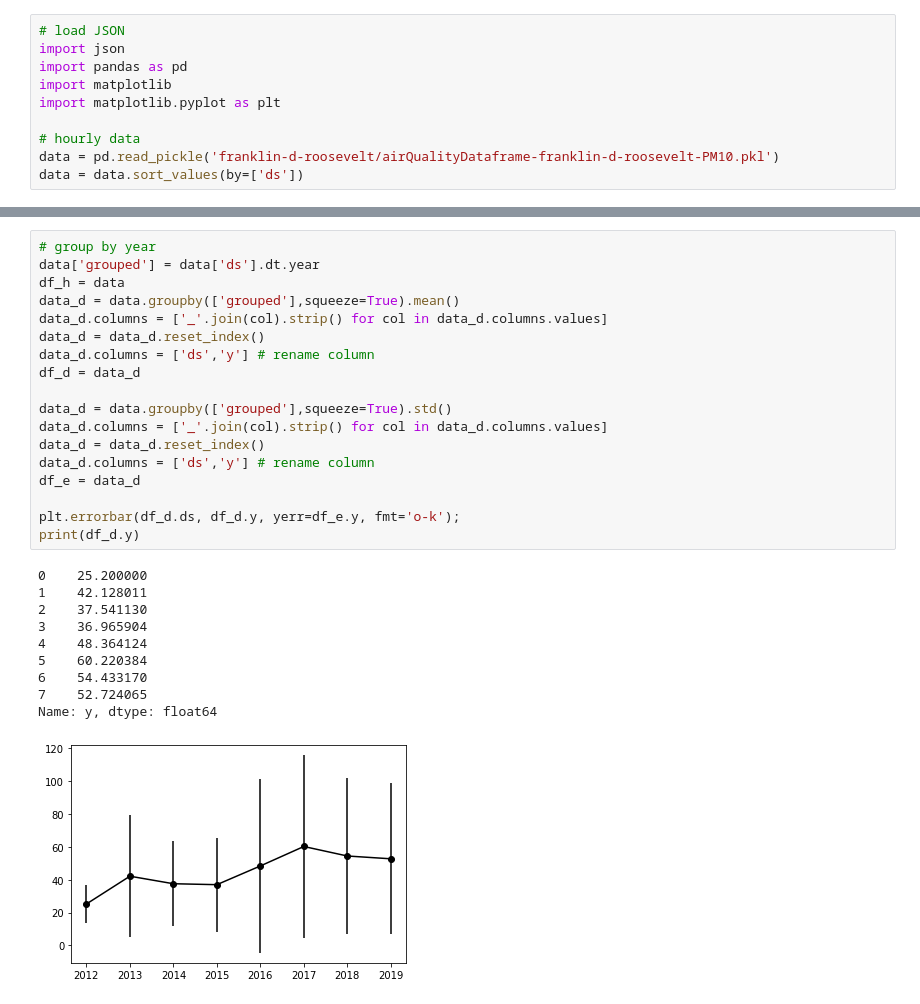
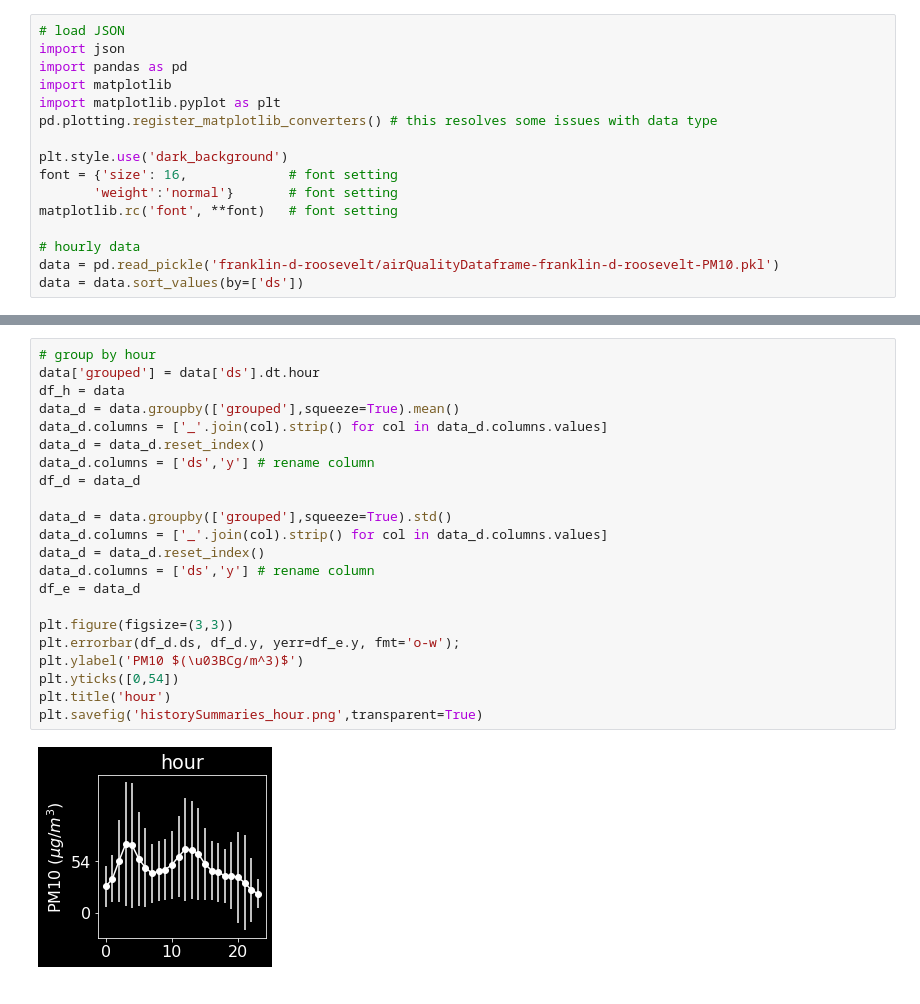
Before and after one commit to aety/insight, a Jupyter notebook: RATP/air/historySummaries.ipynb, the cells around one changed output, grey strips where cells are left out. Cells and saved outputs as stored; diff of their text form.

Commit message:
remade a bunch of plots

```diff
--- a/RATP/air/historySummaries.ipynb
+++ b/RATP/air/historySummaries.ipynb
@@ -4,6 +4,12 @@ import json
 import pandas as pd
 import matplotlib
 import matplotlib.pyplot as plt
+pd.plotting.register_matplotlib_converters() # this resolves some issues with data type
+
+plt.style.use('dark_background')
+font = {'size': 16,             # font setting
+       'weight':'normal'}       # font setting
+matplotlib.rc('font', **font)   # font setting
 
 # hourly data
 data = pd.read_pickle('franklin-d-roosevelt/airQualityDataframe-franklin-d-roosevelt-PM10.pkl')
@@ -11,29 +92,24 @@ data = data.sort_values(by=['ds'])
 # %%
-# group by year
-data['grouped'] = data['ds'].dt.year
+# group by hour
+data['grouped'] = data['ds'].dt.hour
 df_h = data
 data_d = data.groupby(['grouped'],squeeze=True).mean()
 data_d.columns = ['_'.join(col).strip() for col in data_d.columns.values]
 data_d = data_d.reset_index()
 data_d.columns = ['ds','y'] # rename column
 df_d = data_d
 
 data_d = data.groupby(['grouped'],squeeze=True).std()
 data_d.columns = ['_'.join(col).strip() for col in data_d.columns.values]
 data_d = data_d.reset_index()
 data_d.columns = ['ds','y'] # rename column
 df_e = data_d
 
-plt.errorbar(df_d.ds, df_d.y, yerr=df_e.y, fmt='o-k');
-print(df_d.y)
+plt.figure(figsize=(3,3))
+plt.errorbar(df_d.ds, df_d.y, yerr=df_e.y, fmt='o-w');
+plt.ylabel('PM10 $(\u03BCg/m^3)$')
+plt.yticks([0,54])
+plt.title('hour')
+plt.savefig('historySummaries_hour.png',transparent=True)
 # %% [output]
-0    25.200000
-1    42.128011
-2    37.541130
-3    36.965904
-4    48.364124
-5    60.220384
-6    54.433170
-7    52.724065
-Name: y, dtype: float64
-[figure, old version]
+[figure, new version]
```
Also changed, not shown: parts of 6 cells of this notebook, 10 other files.
